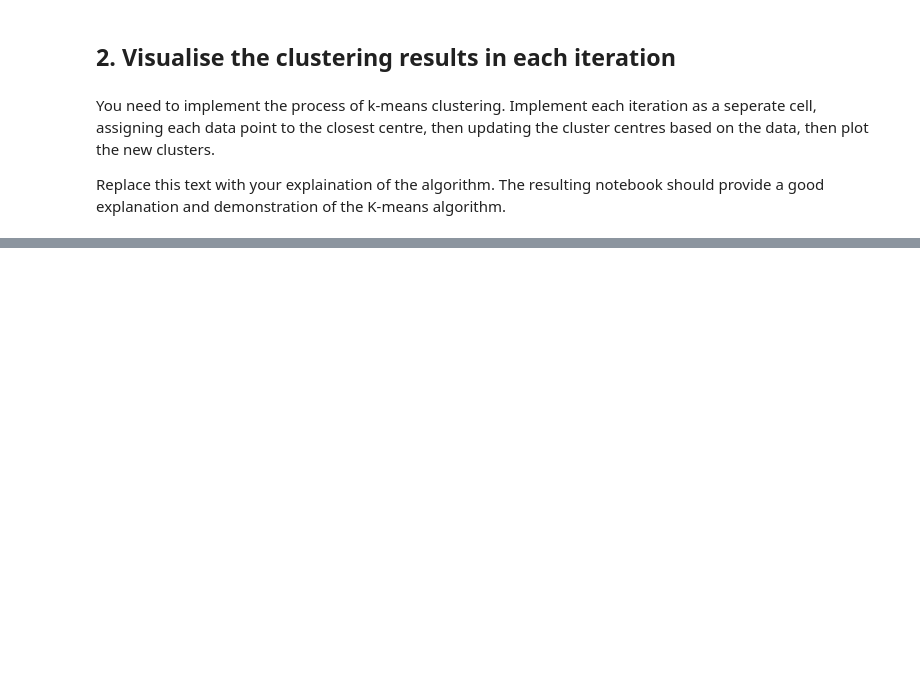
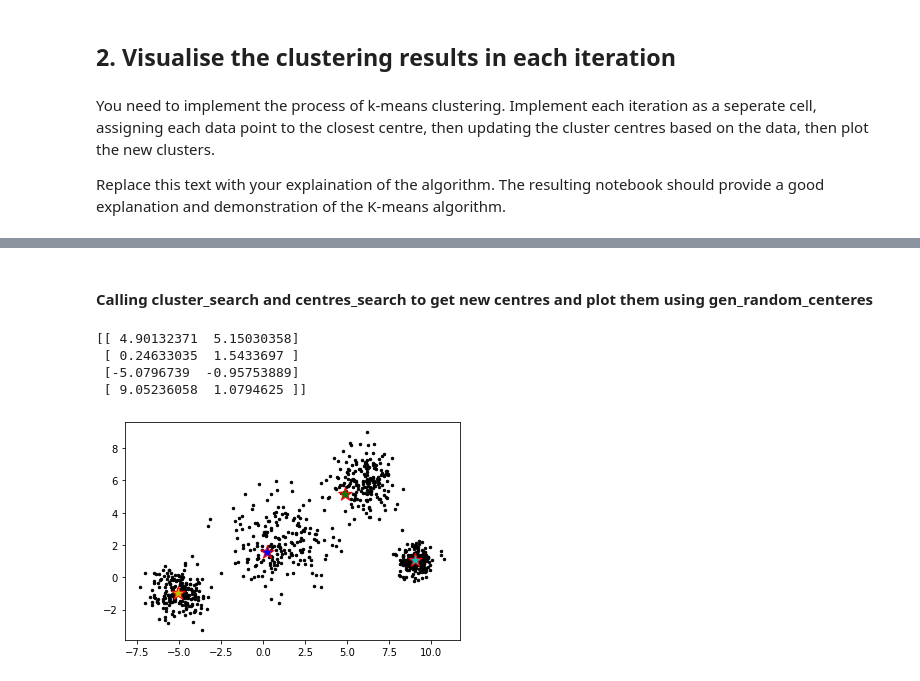
Before and after one commit to shubhamrana2374/Portfolio, a Jupyter notebook: Portfolio 3.ipynb, the cells around one changed output, grey strips where cells are left out. Saved outputs shown, nothing was run; the diff lists cells and outputs as text; code cells hidden in the pictures; blank space fills up the shorter version.

```diff
--- a/Portfolio 3.ipynb
+++ b/Portfolio 3.ipynb
@@ -105,0 +110,3 @@ Centres are reassgined to the closest dataset. K-means clustering algo is applie
+# %%
+def euc_dist(point, centroid, ax=1):
+    return np.linalg.norm(point - centroid, axis=ax)
@@ -105,0 +115,6 @@ Centres are reassgined to the closest dataset. K-means clustering algo is applie
+# %%
+def cluster_search():
+    for i in range(len(data)):
+        distances = euc_dist(data[i],centres)
+        cluster = np.argmin(distances)
+        clusters[i] = cluster
@@ -105,0 +163,13 @@ Centres are reassgined to the closest dataset. K-means clustering algo is applie
+# %% [markdown]
+#### Calling cluster_search and centres_search to get new centres and plot them using gen_random_centeres
+# %%
+cluster_search()
+centres_search()
+print(centres)
+gen_random_centres()
+# %% [output]
+[[ 4.90132371  5.15030358]
+ [ 0.24633035  1.5433697 ]
+ [-5.0796739  -0.95753889]
+ [ 9.05236058  1.0794625 ]]
+[figure, added]
```
Also changed, not shown: parts of 28 cells of this notebook.
